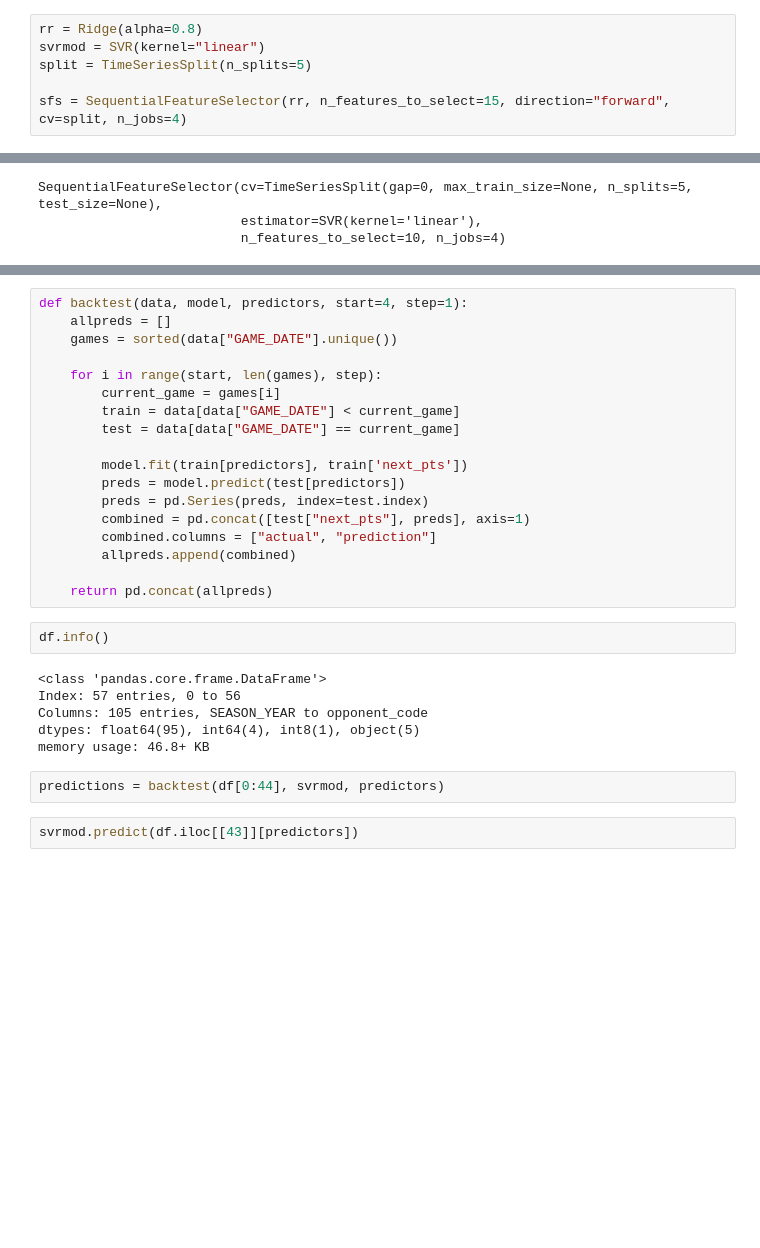
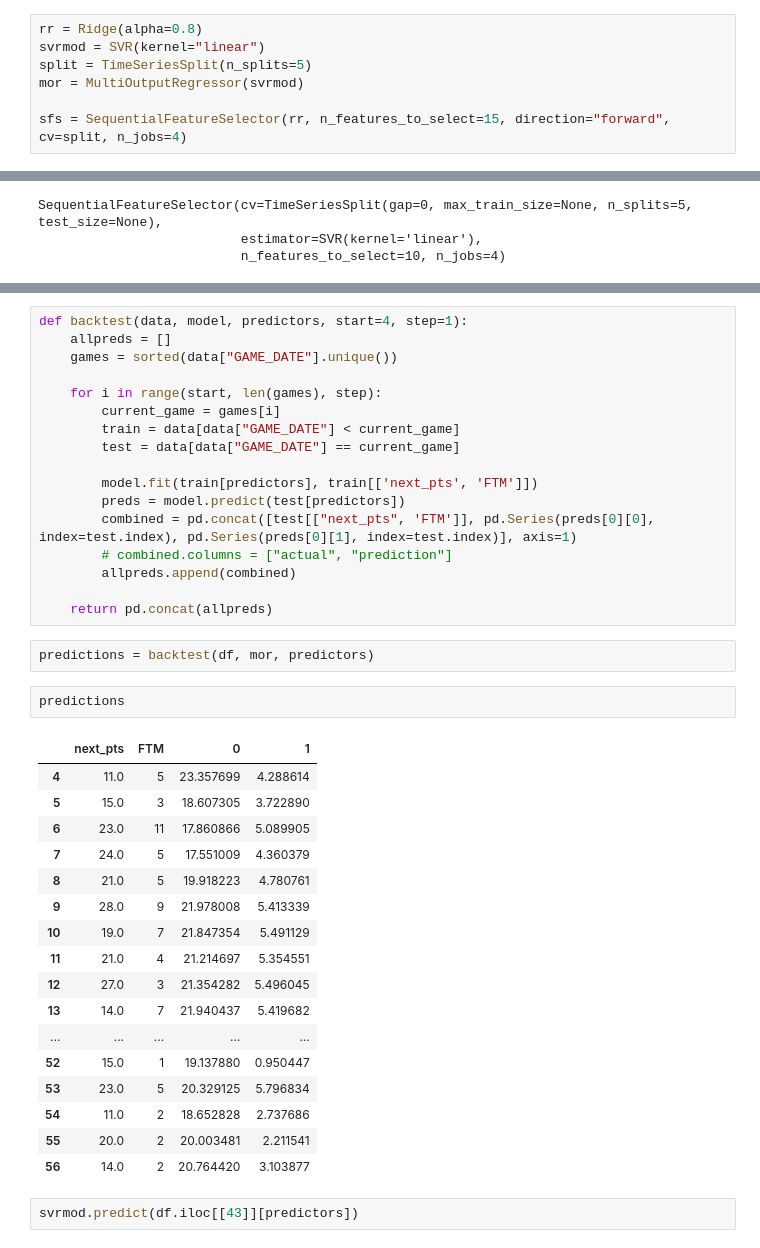
Before and after one commit to arnavgaddam/nba_stats, a Jupyter notebook: svm_pts_forecast.ipynb, the cells around one changed output, grey strips where cells are left out. Saved outputs shown, nothing was run; the diff lists cells and outputs as text; blank space fills up the shorter version.

Commit message:
multi svm regression

```diff
--- a/svm_pts_forecast.ipynb
+++ b/svm_pts_forecast.ipynb
@@ -45,6 +46,7 @@ from sklearn.preprocessing import MinMaxScaler
 rr = Ridge(alpha=0.8)
 svrmod = SVR(kernel="linear")
 split = TimeSeriesSplit(n_splits=5)
+mor = MultiOutputRegressor(svrmod)
 
 sfs = SequentialFeatureSelector(rr, n_features_to_select=15, direction="forward", cv=split, n_jobs=4)
 # %%
@@ -100,24 +102,35 @@ def backtest(data, model, predictors, start=4, step=1):
         train = data[data["GAME_DATE"] < current_game]
         test = data[data["GAME_DATE"] == current_game]
 
-        model.fit(train[predictors], train['next_pts'])
+        model.fit(train[predictors], train[['next_pts', 'FTM']])
         preds = model.predict(test[predictors])
-        preds = pd.Series(preds, index=test.index)
-        combined = pd.concat([test["next_pts"], preds], axis=1)
-        combined.columns = ["actual", "prediction"]
+        combined = pd.concat([test[["next_pts", 'FTM']], pd.Series(preds[0][0], index=test.index), pd.Series(preds[0][1], index=test.index)], axis=1)
+        # combined.columns = ["actual", "prediction"]
         allpreds.append(combined)
 
     return pd.concat(allpreds)
-# %%
-df.info()
-# %% [output]
-<class 'pandas.core.frame.DataFrame'>
-Index: 57 entries, 0 to 56
-Columns: 105 entries, SEASON_YEAR to opponent_code
-dtypes: float64(95), int64(4), int8(1), object(5)
-memory usage: 46.8+ KB
 # %%
-predictions = backtest(df[0:44], svrmod, predictors)
+predictions = backtest(df, mor, predictors)
+# %%
+predictions
+# %% [output]
+|  | next_pts | FTM | 0 | 1 |
+| 4 | 11.0 | 5 | 23.357699 | 4.288614 |
+| 5 | 15.0 | 3 | 18.607305 | 3.722890 |
+| 6 | 23.0 | 11 | 17.860866 | 5.089905 |
+| 7 | 24.0 | 5 | 17.551009 | 4.360379 |
+| 8 | 21.0 | 5 | 19.918223 | 4.780761 |
+| 9 | 28.0 | 9 | 21.978008 | 5.413339 |
+| 10 | 19.0 | 7 | 21.847354 | 5.491129 |
+| 11 | 21.0 | 4 | 21.214697 | 5.354551 |
+| 12 | 27.0 | 3 | 21.354282 | 5.496045 |
+| 13 | 14.0 | 7 | 21.940437 | 5.419682 |
+| ... | ... | ... | ... | ... |
+| 52 | 15.0 | 1 | 19.137880 | 0.950447 |
+| 53 | 23.0 | 5 | 20.329125 | 5.796834 |
+| 54 | 11.0 | 2 | 18.652828 | 2.737686 |
+| 55 | 20.0 | 2 | 20.003481 | 2.211541 |
+| 56 | 14.0 | 2 | 20.764420 | 3.103877 |
 # %%
 svrmod.predict(df.iloc[[43]][predictors])
 # %% [output]
```
Also changed, not shown: parts of 4 cells of this notebook.
